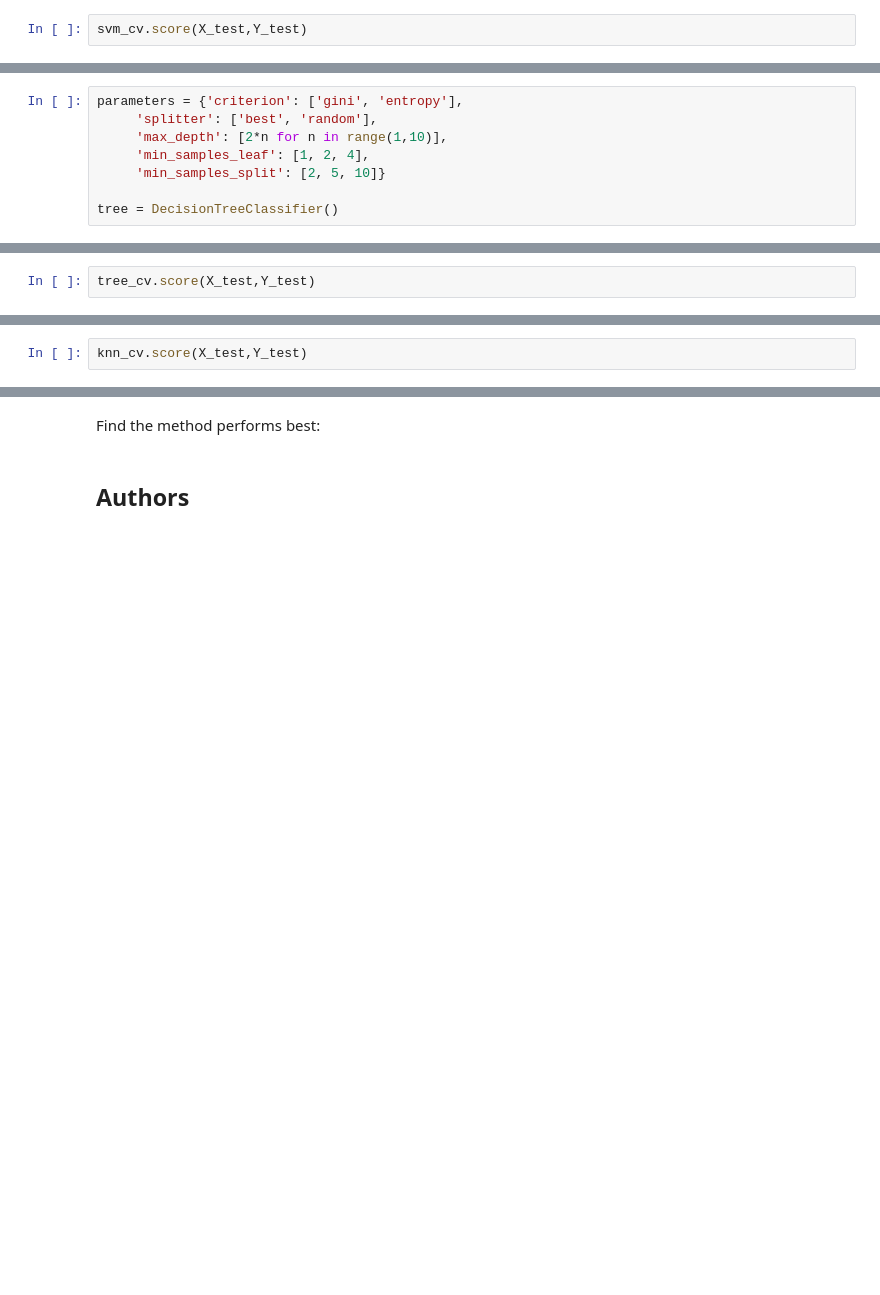
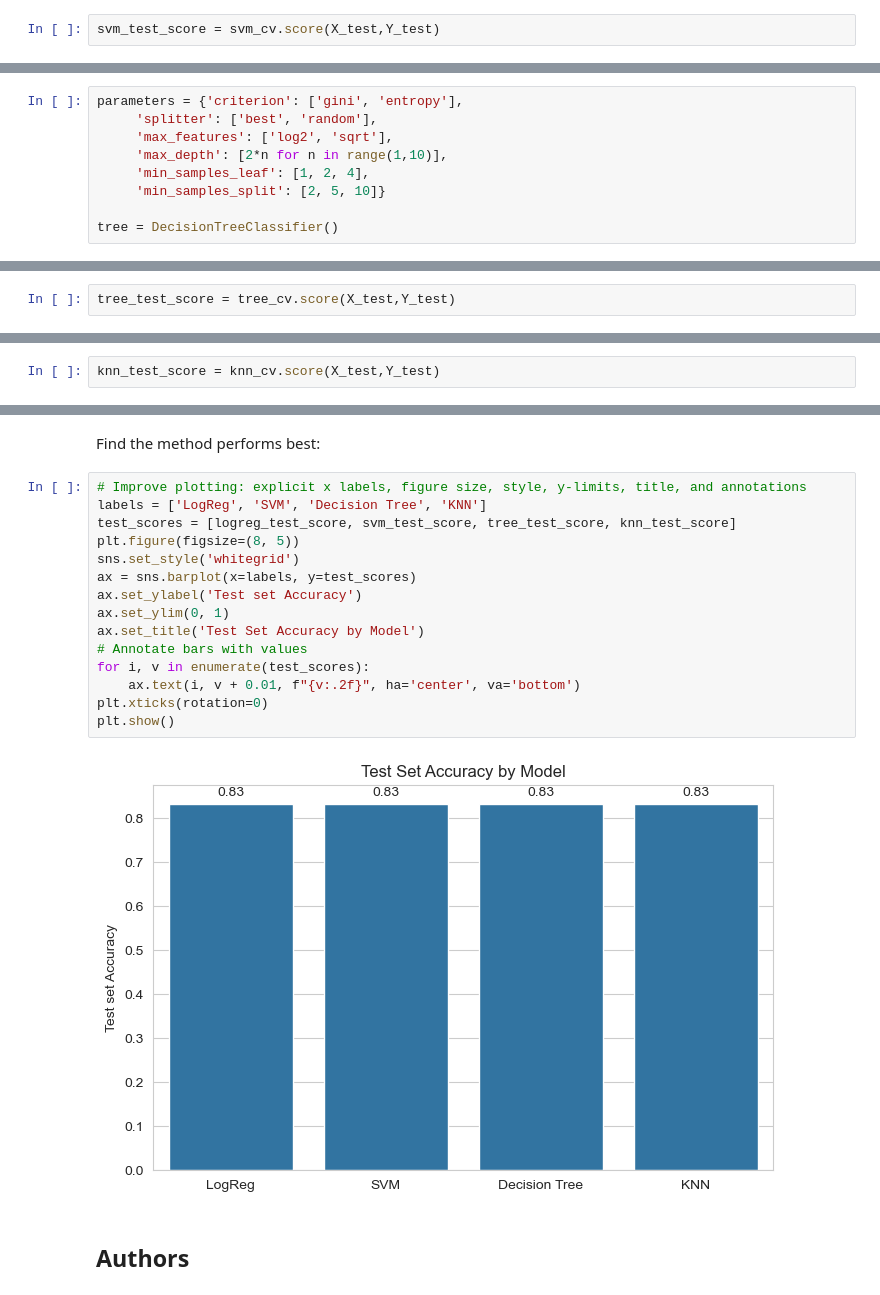
Before and after one commit to hectorlm92-sketch/vigilant-garbanzo, a Jupyter notebook: notebooks/ModelBuilding.ipynb, the cells around one changed output, grey strips where cells are left out. Cells and saved outputs as stored; diff of their text form; blank space fills up the shorter version.

```diff
--- a/notebooks/ModelBuilding.ipynb
+++ b/notebooks/ModelBuilding.ipynb
@@ -226,4 +224,4 @@ accuracy : 0.8482142857142856
 # %% [markdown]
 Calculate the accuracy on the test data using the method <code>score</code>:
 # %%
-svm_cv.score(X_test,Y_test)
+svm_test_score = svm_cv.score(X_test,Y_test)
@@ -243,6 +239,7 @@ Create a decision tree classifier object then  create a  <code>GridSearchCV</cod
 # %%
 parameters = {'criterion': ['gini', 'entropy'],
      'splitter': ['best', 'random'],
+     'max_features': ['log2', 'sqrt'],
      'max_depth': [2*n for n in range(1,10)],
      'min_samples_leaf': [1, 2, 4],
      'min_samples_split': [2, 5, 10]}
@@ -269,4 +267,4 @@ accuracy : 0.8607142857142858
 # %% [markdown]
 Calculate the accuracy of tree_cv on the test data using the method <code>score</code>:
 # %%
-tree_cv.score(X_test,Y_test)
+tree_test_score = tree_cv.score(X_test,Y_test)
@@ -317,4 +304,4 @@ accuracy : 0.8482142857142858
 # %% [markdown]
 Calculate the accuracy of knn_cv on the test data using the method <code>score</code>:
 # %%
-knn_cv.score(X_test,Y_test)
+knn_test_score = knn_cv.score(X_test,Y_test)
@@ -331,6 +316,23 @@ plot_confusion_matrix(Y_test,yhat)
 ## TASK  12
 # %% [markdown]
 Find the method performs best:
+# %%
+# Improve plotting: explicit x labels, figure size, style, y-limits, title, and annotations
+labels = ['LogReg', 'SVM', 'Decision Tree', 'KNN']
+test_scores = [logreg_test_score, svm_test_score, tree_test_score, knn_test_score]
+plt.figure(figsize=(8, 5))
+sns.set_style('whitegrid')
+ax = sns.barplot(x=labels, y=test_scores)
+ax.set_ylabel('Test set Accuracy')
+ax.set_ylim(0, 1)
+ax.set_title('Test Set Accuracy by Model')
+# Annotate bars with values
+for i, v in enumerate(test_scores):
+    ax.text(i, v + 0.01, f"{v:.2f}", ha='center', va='bottom')
+plt.xticks(rotation=0)
+plt.show()
+# %% [output]
+[figure, added]
 # %% [markdown]
 ## Authors
 # %% [markdown]
```
Also changed, not shown: parts of 9 cells of this notebook, 1 other file.
